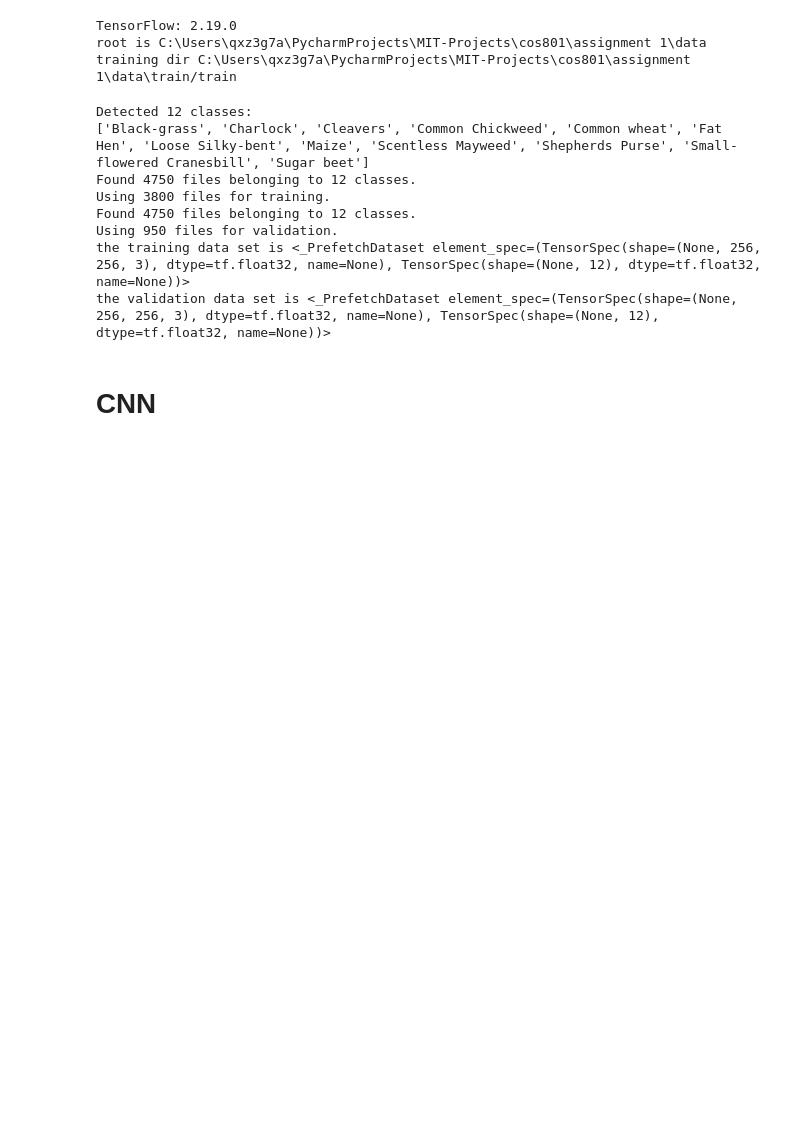
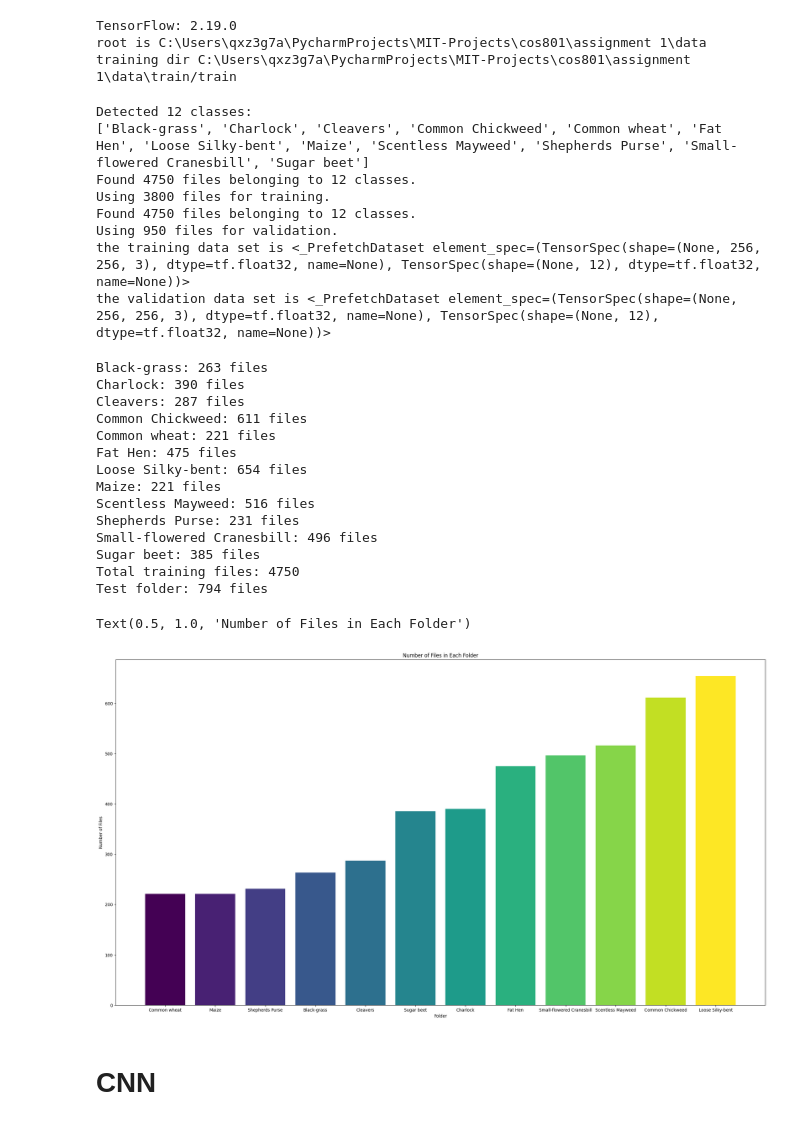
Before and after one commit to Delwyn501/cos801-assignment1-cnn-svm-classification, a Jupyter notebook: COS801_Ass1_Delwyn_Gordon.ipynb, the cells around one changed output. Cells and saved outputs as stored; diff of their text form; code cells hidden in the pictures; blank space fills up the shorter version.

```diff
--- a/COS801_Ass1_Delwyn_Gordon.ipynb
+++ b/COS801_Ass1_Delwyn_Gordon.ipynb
@@ -139,6 +139,55 @@ Found 4750 files belonging to 12 classes.
 Using 950 files for validation.
 the training data set is <_PrefetchDataset element_spec=(TensorSpec(shape=(None, 256, 256, 3), dtype=tf.float32, name=None), TensorSpec(shape=(None, 12), dtype=tf.float32, name=None))>
 the validation data set is <_PrefetchDataset element_spec=(TensorSpec(shape=(None, 256, 256, 3), dtype=tf.float32, name=None), TensorSpec(shape=(None, 12), dtype=tf.float32, name=None))>
+# %%
+import os
+import matplotlib.pyplot as plt
+import numpy as np
+#count the number of files for each folder in the train data folder
+folder_counts = {}
+for folder in os.listdir(TRAIN_DIR):
+    folder_path = os.path.join(TRAIN_DIR, folder)
+    if os.path.isdir(folder_path):
+        num_files = len(os.listdir(folder_path))
+        folder_counts[folder] = num_files
+        print(f"{folder}: {num_files} files")
+
+#total numbrer of training files
+total_files = sum(folder_counts.values())
+print(f"Total training files: {total_files}")
+
+#count the number of files in the test folder
+test_folder_path = TEST_DIR
+num_files = len(os.listdir(test_folder_path))
+print(f"Test folder: {num_files} files")
+
+
+#plot the training number of files
+plt.figure(figsize=(28, 15))
+# Sort the folder_counts by values before plotting
+sorted_folder_counts = dict(sorted(folder_counts.items(), key=lambda item: item[1]))
+colors = plt.cm.viridis(np.linspace(0, 1, len(sorted_folder_counts))) # Generate a list of colors
+plt.bar(sorted_folder_counts.keys(), sorted_folder_counts.values(), color=colors) # Use the colors in the bar plot
+plt.xlabel('Folder')
+plt.ylabel('Number of Files')
+plt.title('Number of Files in Each Folder')
+# %% [output]
+Black-grass: 263 files
+Charlock: 390 files
+Cleavers: 287 files
+Common Chickweed: 611 files
+Common wheat: 221 files
+Fat Hen: 475 files
+Loose Silky-bent: 654 files
+Maize: 221 files
+Scentless Mayweed: 516 files
+Shepherds Purse: 231 files
+Small-flowered Cranesbill: 496 files
+Sugar beet: 385 files
+Total training files: 4750
+Test folder: 794 files
+Text(0.5, 1.0, 'Number of Files in Each Folder')
+[figure, added]
 # %% [markdown]
 # CNN
 # %%
```
Also changed, not shown: parts of 10 cells of this notebook.
